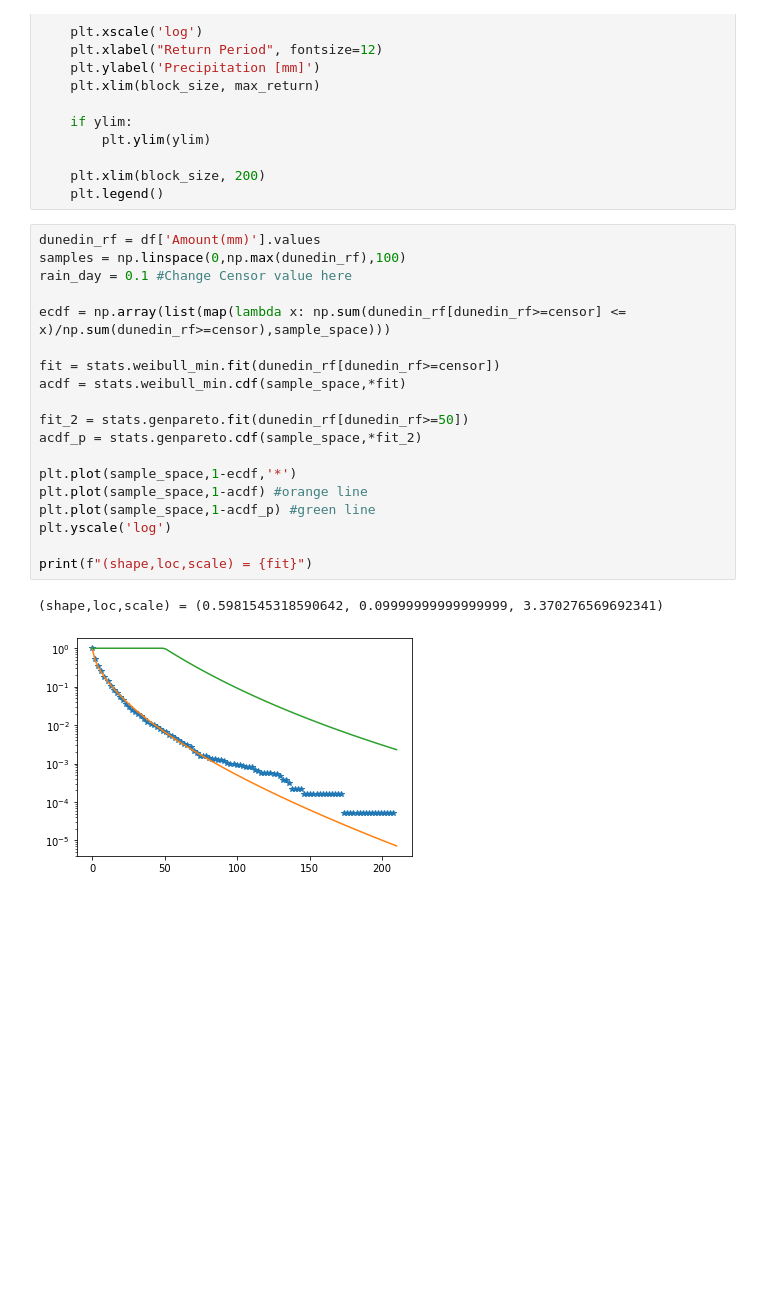
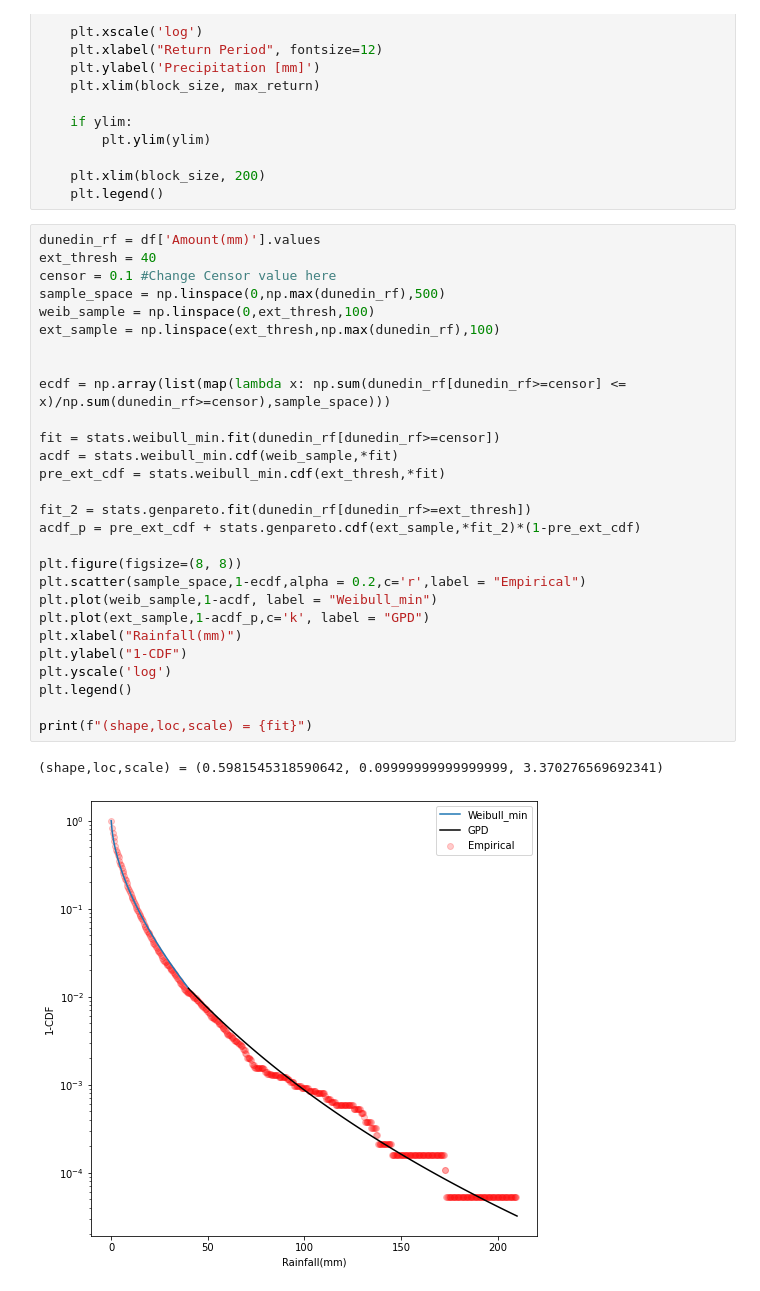
Before and after one commit to bodekerscientific/SPG, a Jupyter notebook: test_fit.ipynb, the cells around one changed output. Cells and saved outputs as stored; diff of their text form; blank space fills up the shorter version.

```diff
--- a/test_fit.ipynb
+++ b/test_fit.ipynb
@@ -156,23 +156,32 @@ def plot_growth(pred_loc, station_data : pd.DataFrame, block_size, scaler, t_pri
     plt.legend()
 # %%
 dunedin_rf = df['Amount(mm)'].values
-samples = np.linspace(0,np.max(dunedin_rf),100)
-rain_day = 0.1 #Change Censor value here
+ext_thresh = 40
+censor = 0.1 #Change Censor value here
+sample_space = np.linspace(0,np.max(dunedin_rf),500)
+weib_sample = np.linspace(0,ext_thresh,100)
+ext_sample = np.linspace(ext_thresh,np.max(dunedin_rf),100)
+
 
 ecdf = np.array(list(map(lambda x: np.sum(dunedin_rf[dunedin_rf>=censor] <= x)/np.sum(dunedin_rf>=censor),sample_space)))
 
 fit = stats.weibull_min.fit(dunedin_rf[dunedin_rf>=censor])
-acdf = stats.weibull_min.cdf(sample_space,*fit)
+acdf = stats.weibull_min.cdf(weib_sample,*fit)
+pre_ext_cdf = stats.weibull_min.cdf(ext_thresh,*fit)
 
-fit_2 = stats.genpareto.fit(dunedin_rf[dunedin_rf>=50])
-acdf_p = stats.genpareto.cdf(sample_space,*fit_2)
+fit_2 = stats.genpareto.fit(dunedin_rf[dunedin_rf>=ext_thresh])
+acdf_p = pre_ext_cdf + stats.genpareto.cdf(ext_sample,*fit_2)*(1-pre_ext_cdf)
 
-plt.plot(sample_space,1-ecdf,'*')
-plt.plot(sample_space,1-acdf) #orange line
-plt.plot(sample_space,1-acdf_p) #green line
+plt.figure(figsize=(8, 8))
+plt.scatter(sample_space,1-ecdf,alpha = 0.2,c='r',label = "Empirical")
+plt.plot(weib_sample,1-acdf, label = "Weibull_min")
+plt.plot(ext_sample,1-acdf_p,c='k', label = "GPD")
+plt.xlabel("Rainfall(mm)")
+plt.ylabel("1-CDF")
 plt.yscale('log')
+plt.legend()
 
 print(f"(shape,loc,scale) = {fit}")
 # %% [output]
 (shape,loc,scale) = (0.5981545318590642, 0.09999999999999999, 3.370276569692341)
-[figure, old version]
+[figure, new version]
```
Also changed, not shown: parts of 4 cells of this notebook.
